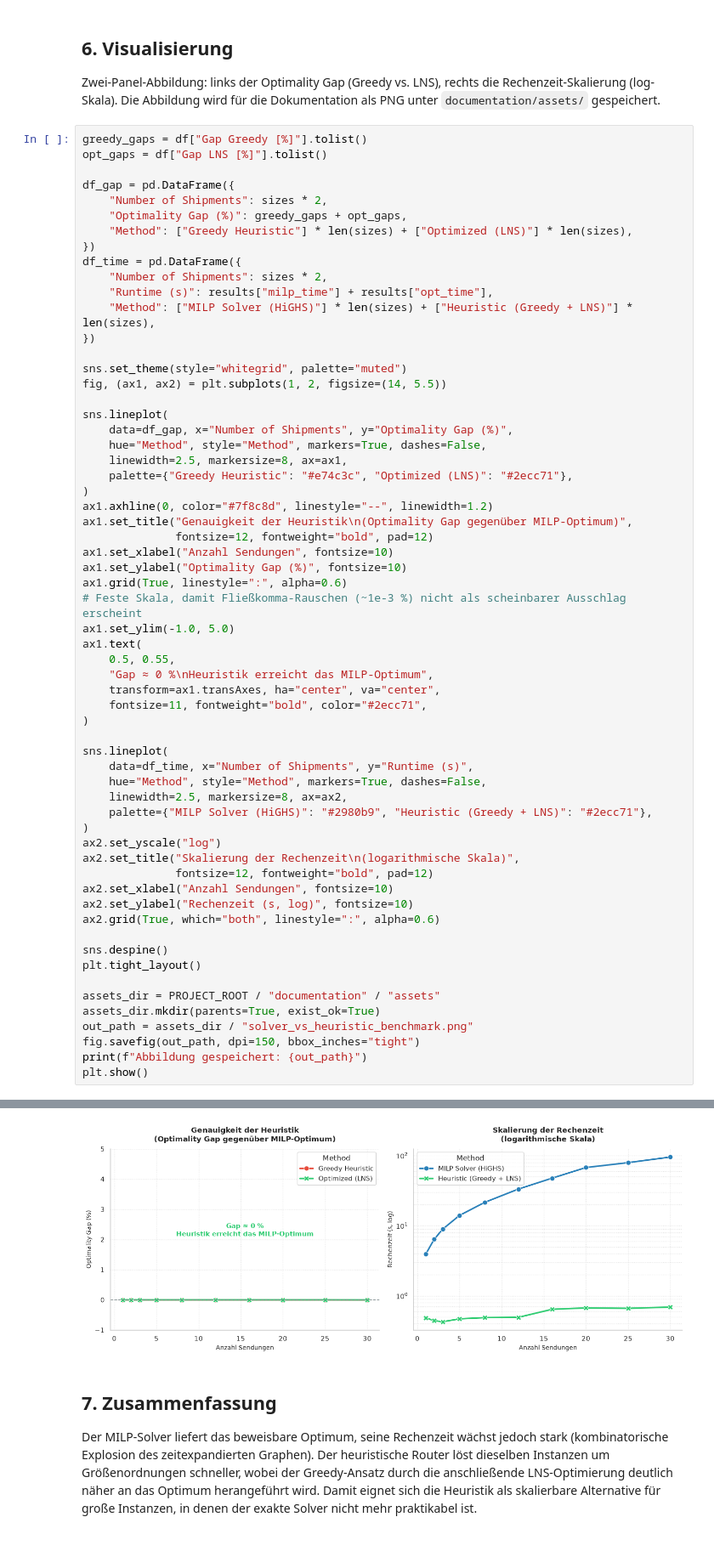
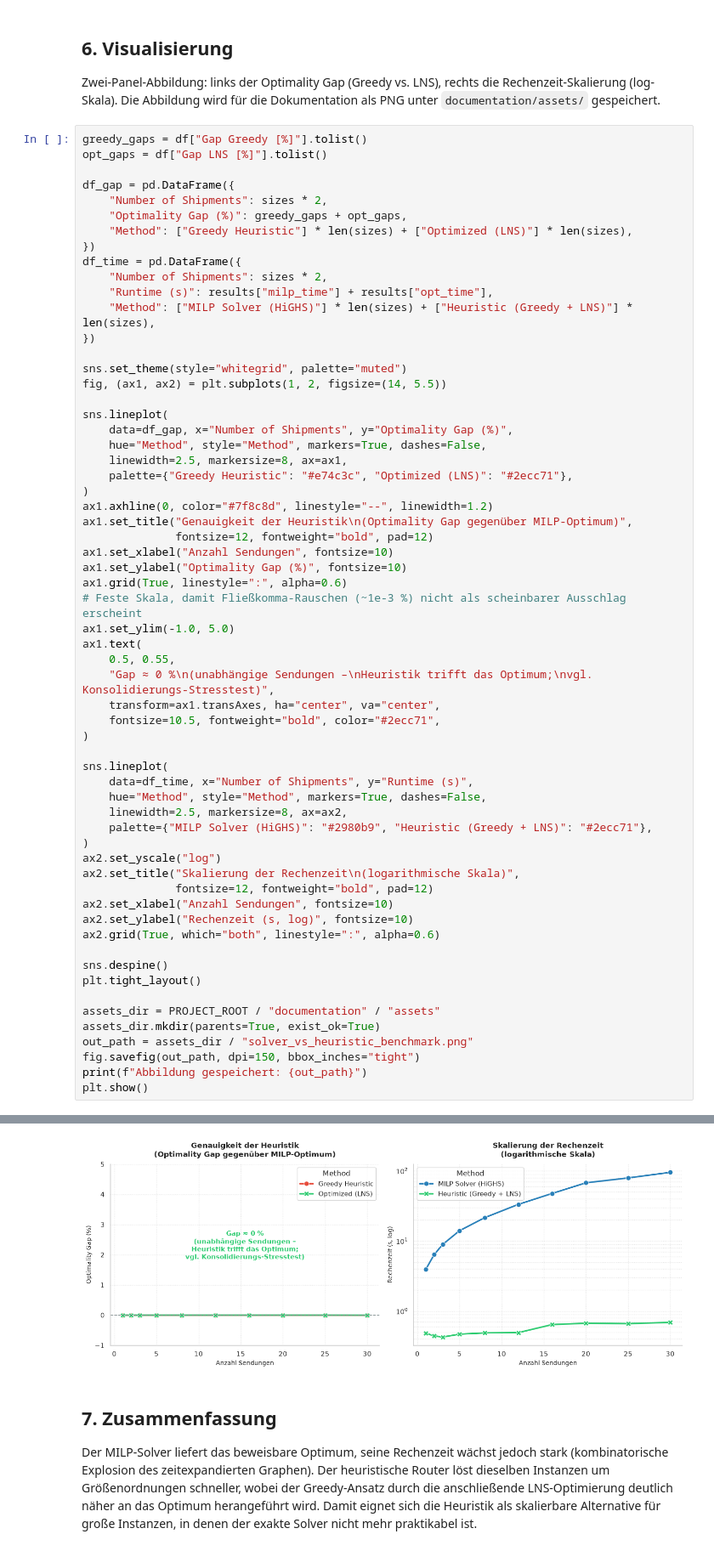
Before and after one commit to ProfReusch2026MOR/Sustainable_Freight_Mode_Choice, a Jupyter notebook: notebooks/solver_vs_heuristic_benchmark.ipynb, the cells around one changed output, grey strips where cells are left out. Shown at 85% size. Drawn from its saved outputs; the diff is of its cells as text.

```diff
--- a/notebooks/solver_vs_heuristic_benchmark.ipynb
+++ b/notebooks/solver_vs_heuristic_benchmark.ipynb
@@ -277,36 +277,36 @@ ax1.grid(True, linestyle=":", alpha=0.6)
 ax1.set_ylim(-1.0, 5.0)
 ax1.text(
     0.5, 0.55,
-    "Gap ≈ 0 %\nHeuristik erreicht das MILP-Optimum",
+    "Gap ≈ 0 %\n(unabhängige Sendungen –\nHeuristik trifft das Optimum;\nvgl. Konsolidierungs-Stresstest)",
     transform=ax1.transAxes, ha="center", va="center",
-    fontsize=11, fontweight="bold", color="#2ecc71",
+    fontsize=10.5, fontweight="bold", color="#2ecc71",
 )
 
 sns.lineplot(
     data=df_time, x="Number of Shipments", y="Runtime (s)",
     hue="Method", style="Method", markers=True, dashes=False,
     linewidth=2.5, markersize=8, ax=ax2,
     palette={"MILP Solver (HiGHS)": "#2980b9", "Heuristic (Greedy + LNS)": "#2ecc71"},
 )
 ax2.set_yscale("log")
 ax2.set_title("Skalierung der Rechenzeit\n(logarithmische Skala)",
               fontsize=12, fontweight="bold", pad=12)
 ax2.set_xlabel("Anzahl Sendungen", fontsize=10)
 ax2.set_ylabel("Rechenzeit (s, log)", fontsize=10)
 ax2.grid(True, which="both", linestyle=":", alpha=0.6)
 
 sns.despine()
 plt.tight_layout()
 
 assets_dir = PROJECT_ROOT / "documentation" / "assets"
 assets_dir.mkdir(parents=True, exist_ok=True)
 out_path = assets_dir / "solver_vs_heuristic_benchmark.png"
 fig.savefig(out_path, dpi=150, bbox_inches="tight")
 print(f"Abbildung gespeichert: {out_path}")
 plt.show()
 # %% [output]
 Abbildung gespeichert: /home/benedikt/Projects/Sustainable_Freight_Mode_Choice_worktree/documentation/assets/solver_vs_heuristic_benchmark.png
-[figure, old version]
+[figure, new version]
 # %% [markdown]
 ## 7. Zusammenfassung
 
```
Also changed, not shown: parts of 5 cells of this notebook, 4 other files.
